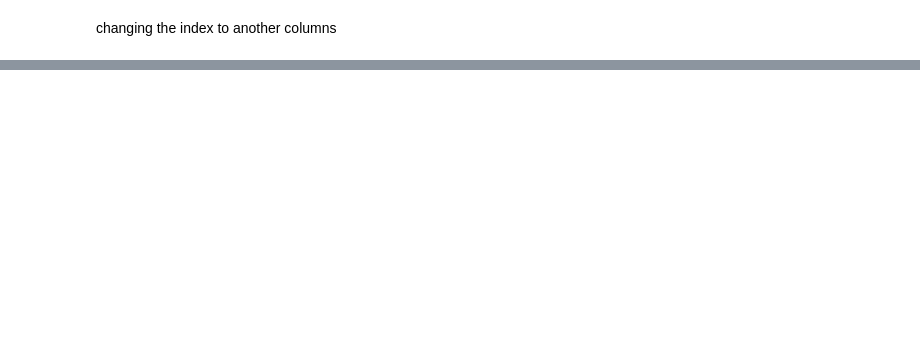
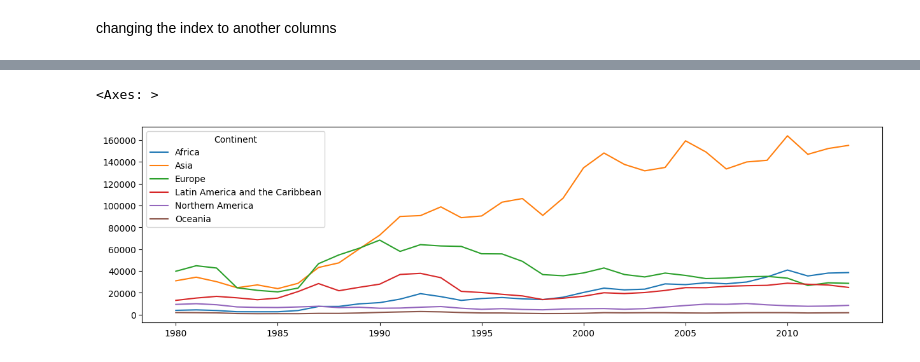
Before and after one commit to Ankidec/Data-Analysis, a Jupyter notebook: pandas_basics.ipynb, the cells around one changed output, grey strips where cells are left out. Drawn from its saved outputs; the diff is of its cells as text; code cells hidden in the pictures; blank space fills up the shorter version.

```diff
--- a/pandas_basics.ipynb
+++ b/pandas_basics.ipynb
@@ -947,0 +779,5 @@ KeyError: "None of ['Country'] are in the columns"
+# %%
+df.groupby('Continent')[years].sum().T.plot(figsize=(15,4))
+# %% [output]
+<Axes: >
+[figure, added]
```
Also changed, not shown: parts of 62 cells of this notebook.
